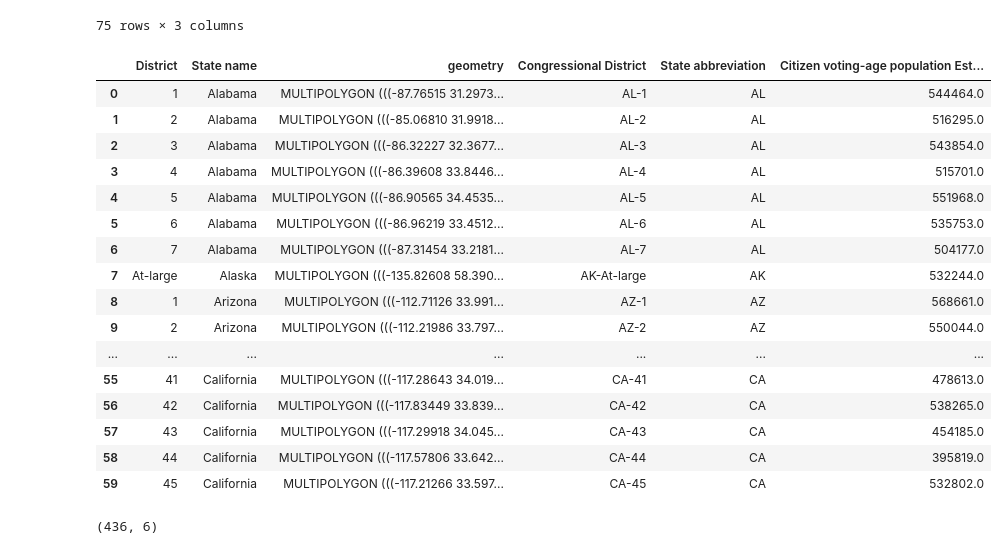
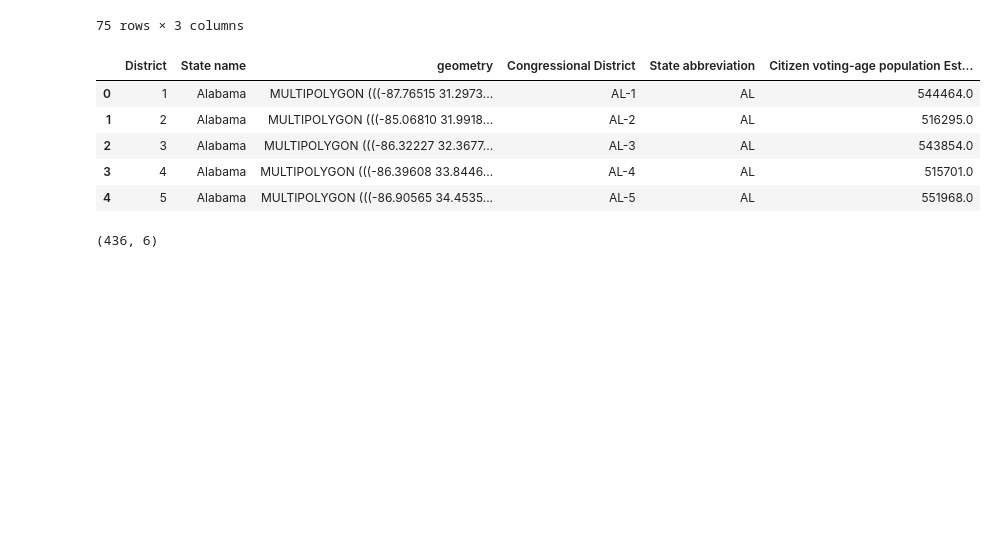
Before and after one commit to tthoang/Reading-Between-the-Gerrymandered-Lines, a Jupyter notebook: notebooks/demographics_eda.ipynb, the cells around one changed output. Cells and saved outputs as stored; diff of their text form; code cells hidden in the pictures; blank space fills up the shorter version.

```diff
--- a/notebooks/demographics_eda.ipynb
+++ b/notebooks/demographics_eda.ipynb
@@ -1636,25 +1636,14 @@ clean_districts.head(75)
 map_districts = pd.merge(clean_districts, con_desc, how = 'left', left_on=['District', 'State name'], right_on = ['District', 'State name'])
 #figure out how to merge on two columns
 # %%
-map_districts.head(60)
+map_districts.head()
 # %% [output]
 |  | District | State name | geometry | Congressional District | State abbreviation | Citizen voting-age population Est... |
 | 0 | 1 | Alabama | MULTIPOLYGON (((-87.76515 31.2973... | AL-1 | AL | 544464.0 |
 | 1 | 2 | Alabama | MULTIPOLYGON (((-85.06810 31.9918... | AL-2 | AL | 516295.0 |
 | 2 | 3 | Alabama | MULTIPOLYGON (((-86.32227 32.3677... | AL-3 | AL | 543854.0 |
 | 3 | 4 | Alabama | MULTIPOLYGON (((-86.39608 33.8446... | AL-4 | AL | 515701.0 |
 | 4 | 5 | Alabama | MULTIPOLYGON (((-86.90565 34.4535... | AL-5 | AL | 551968.0 |
-| 5 | 6 | Alabama | MULTIPOLYGON (((-86.96219 33.4512... | AL-6 | AL | 535753.0 |
-| 6 | 7 | Alabama | MULTIPOLYGON (((-87.31454 33.2181... | AL-7 | AL | 504177.0 |
-| 7 | At-large | Alaska | MULTIPOLYGON (((-135.82608 58.390... | AK-At-large | AK | 532244.0 |
-| 8 | 1 | Arizona | MULTIPOLYGON (((-112.71126 33.991... | AZ-1 | AZ | 568661.0 |
-| 9 | 2 | Arizona | MULTIPOLYGON (((-112.21986 33.797... | AZ-2 | AZ | 550044.0 |
-| ... | ... | ... | ... | ... | ... | ... |
-| 55 | 41 | California | MULTIPOLYGON (((-117.28643 34.019... | CA-41 | CA | 478613.0 |
-| 56 | 42 | California | MULTIPOLYGON (((-117.83449 33.839... | CA-42 | CA | 538265.0 |
-| 57 | 43 | California | MULTIPOLYGON (((-117.29918 34.045... | CA-43 | CA | 454185.0 |
-| 58 | 44 | California | MULTIPOLYGON (((-117.57806 33.642... | CA-44 | CA | 395819.0 |
-| 59 | 45 | California | MULTIPOLYGON (((-117.21266 33.597... | CA-45 | CA | 532802.0 |
 # %%
 map_districts.shape
 # %% [output]
```
Also changed, not shown: parts of 3 cells of this notebook.
